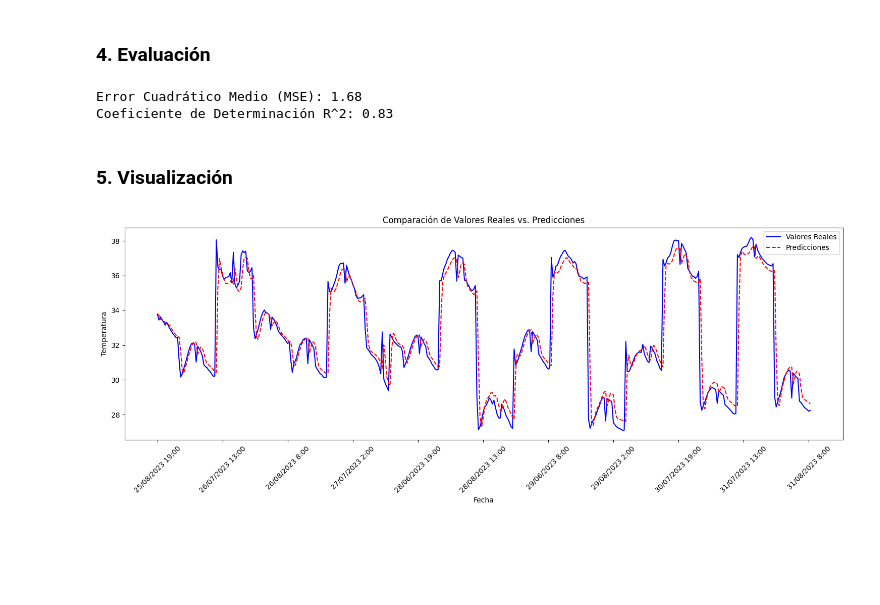
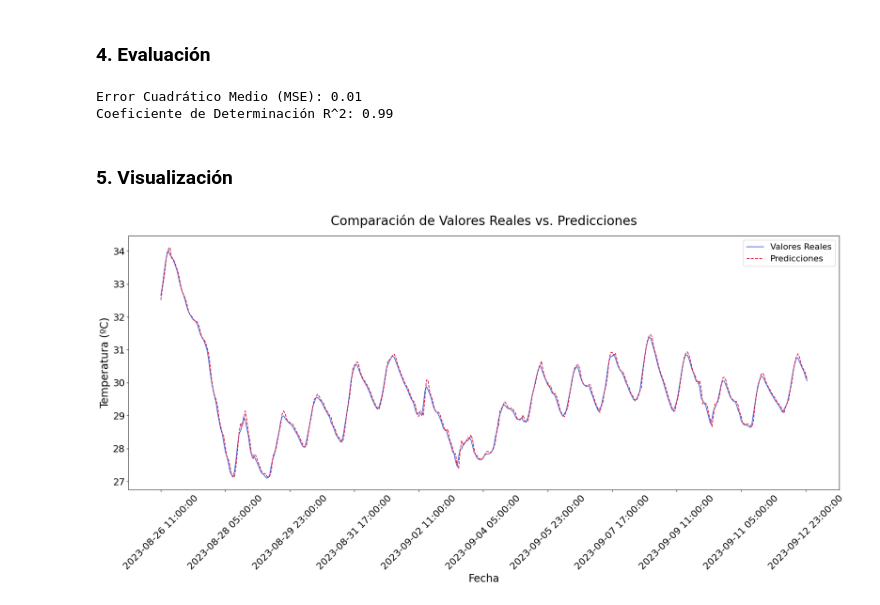
Before and after one commit to chemacecilia/SII-UPV, a Jupyter notebook: codigo/EjercicioPropuestoLinearRegresion.ipynb, the cells around one changed output. Cells and saved outputs as stored; diff of their text form; code cells hidden in the pictures; blank space fills up the shorter version.

Commit message:
Modificado para añadir más preparación de datos
Preparación de datos y modificación de los últimos valores del aeropuerto de valencia

```diff
--- a/codigo/EjercicioPropuestoLinearRegresion.ipynb
+++ b/codigo/EjercicioPropuestoLinearRegresion.ipynb
@@ -29,27 +37,23 @@ Para transformar la serie temporal en un conjunto de datos de aprendizaje superv
 ### 1. Preparación de Datos
 Comenzaremos por cargar los datos y transformar la serie temporal en un problema de aprendizaje supervisado.
 # %%
-import pandas as pd
-from sklearn.model_selection import train_test_split
-from sklearn.linear_model import LinearRegression
-from sklearn.metrics import mean_squared_error, r2_score
-import matplotlib.pyplot as plt
 
 # Cargar datos
-file_path = './laguna_datos_horarios_rellenos.csv'
+file_path = './laguna_datos_preprocesados.csv'
 df = pd.read_csv(file_path)
 df = df.sort_values(by='fecha')
 
-# Transformar la serie temporal usando una ventana deslizante
+# Transformar la serie temporal usando una ventana deslizante a formato supervisado
 def series_to_supervised(data, window=1):
     df = pd.DataFrame(data)
-    columns = [df.shift(i) for i in range(window, 0, -1)]
-    columns.append(df)
+    columns = [df.shift(i) for i in range(window, 0, -1)] # Crear una lista de DataFrames con desplazamientos (shifts) de la serie
+    columns.append(df)  # Añadir la columna sin desplazar (el valor actual)
     df = pd.concat(columns, axis=1)
-    df.dropna(inplace=True)
+    df.dropna(inplace=True) # Eliminar las filas con valores nulos generados por el desplazamiento
     return df
 
+# Aplicar ventana deslizante
 window_size = 5
 data_supervised = series_to_supervised(df['temperatura'], window=window_size)
-X = data_supervised.iloc[:, :-1]
-y = data_supervised.iloc[:, -1]
+X = data_supervised.iloc[:, :-1] # Características
+y = data_supervised.iloc[:, -1] # Etiquetas
@@ -75,25 +79,27 @@ r2 = r2_score(y_test, y_pred)
 print(f"Error Cuadrático Medio (MSE): {mse:.2f}")
 print(f"Coeficiente de Determinación R^2: {r2:.2f}")
 # %% [output]
-Error Cuadrático Medio (MSE): 1.68
-Coeficiente de Determinación R^2: 0.83
+Error Cuadrático Medio (MSE): 0.01
+Coeficiente de Determinación R^2: 0.99
 # %% [markdown]
 ### 5. Visualización
 # %%
-plt.figure(figsize=(15, 6))
-plt.plot(df['fecha'][-len(y_test):], y_test, label='Valores Reales', color='blue')
-plt.plot(df['fecha'][-len(y_pred):], y_pred, label='Predicciones', color='red', linestyle='dashed')
-plt.legend()
-plt.title('Comparación de Valores Reales vs. Predicciones')
-plt.xlabel('Fecha')
-plt.ylabel('Temperatura')
+plt.figure(figsize=(20, 10))
+plt.plot(df['fecha'][-len(y_test):], y_test, label='Valores Reales', color='royalblue')
+plt.plot(df['fecha'][-len(y_pred):], y_pred, label='Predicciones', color='crimson', linestyle='dashed')
+plt.legend(fontsize=16)
+plt.title('Comparación de Valores Reales vs. Predicciones', fontsize=24, pad = 20)
+plt.xlabel('Fecha', fontsize=20)
+plt.ylabel('Temperatura (ºC)', fontsize=20)
 
 # Limitar el número de ticks en el eje X para una mejor visualización
 num_ticks = 10
 selected_ticks = df['fecha'][-len(y_test):].tolist()[::len(y_test)//num_ticks]
 plt.xticks(selected_ticks, rotation=45)
+plt.xticks(fontsize=18)
+plt.yticks(fontsize=18)
 
 plt.tight_layout()
 plt.show()
 # %% [output]
-[figure, old version]
+[figure, new version]
```
Also changed, not shown: parts of 4 cells of this notebook, 1 other file.
